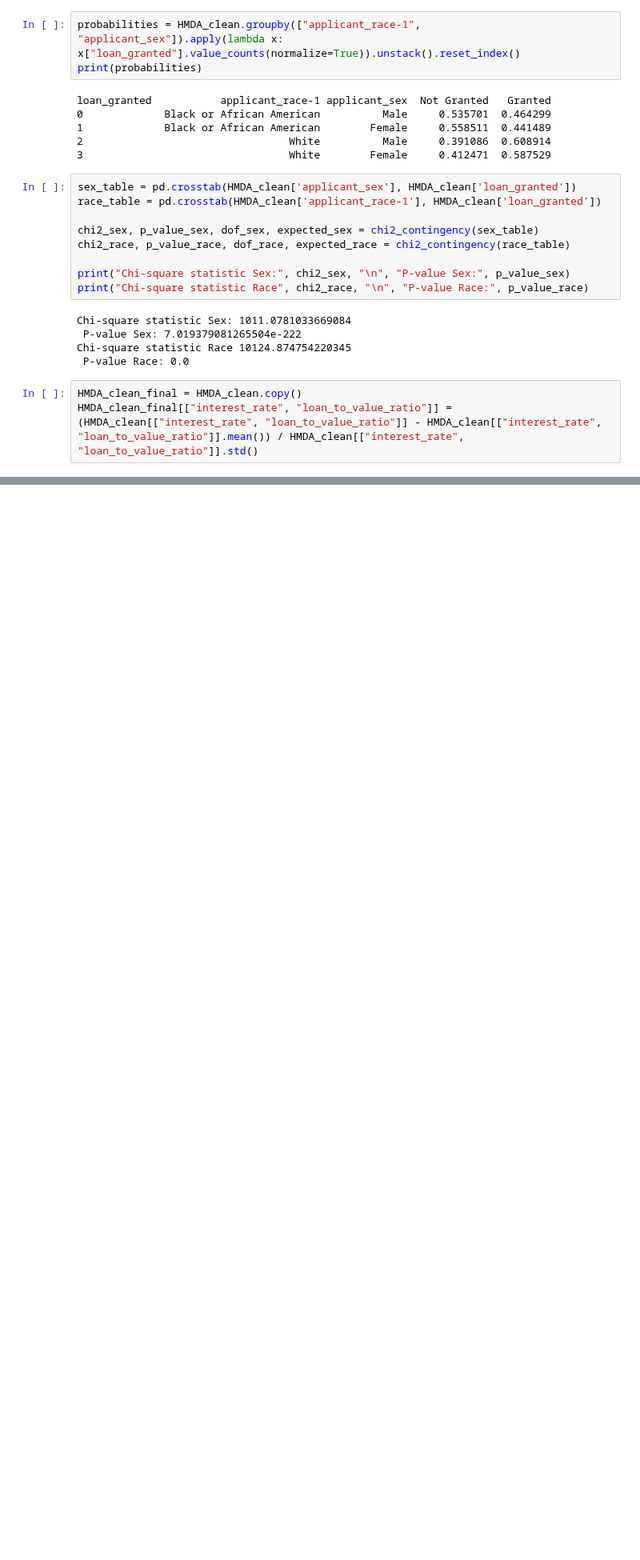
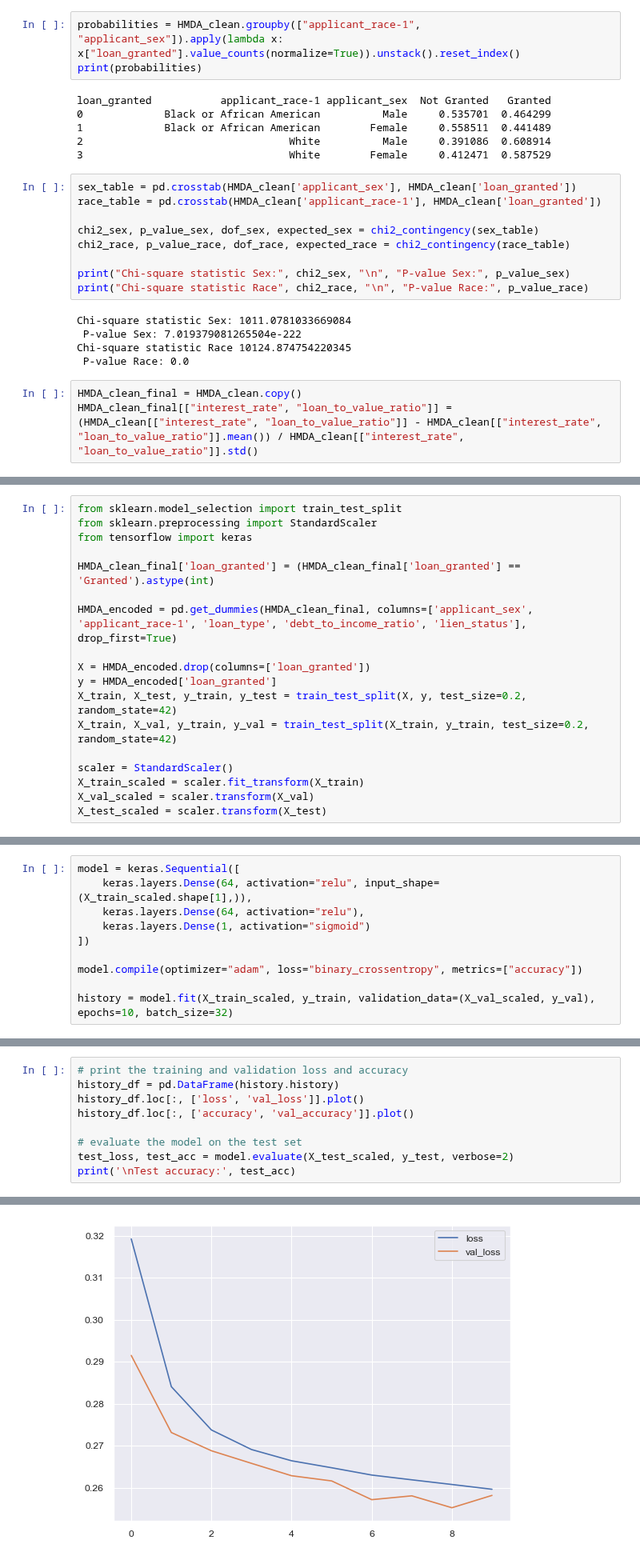
Before and after one commit to HaukeSchwarz/Thesis, a Jupyter notebook: notebooks/Main_Data_Analysis_Pipeline_V2.ipynb, the cells around one changed output, grey strips where cells are left out. Shown at 80% size. Drawn from its saved outputs; the diff is of its cells as text; blank space fills up the shorter version.

```diff
--- a/notebooks/Main_Data_Analysis_Pipeline_V2.ipynb
+++ b/notebooks/Main_Data_Analysis_Pipeline_V2.ipynb
@@ -278,0 +258,18 @@ Name: loan_to_value_ratio, dtype: float64
+# %%
+from sklearn.model_selection import train_test_split
+from sklearn.preprocessing import StandardScaler
+from tensorflow import keras
+
+HMDA_clean_final['loan_granted'] = (HMDA_clean_final['loan_granted'] == 'Granted').astype(int)
+
+HMDA_encoded = pd.get_dummies(HMDA_clean_final, columns=['applicant_sex', 'applicant_race-1', 'loan_type', 'debt_to_income_ratio', 'lien_status'], drop_first=True)
+
+X = HMDA_encoded.drop(columns=['loan_granted'])
+y = HMDA_encoded['loan_granted']
+X_train, X_test, y_train, y_test = train_test_split(X, y, test_size=0.2, random_state=42)
+X_train, X_val, y_train, y_val = train_test_split(X_train, y_train, test_size=0.2, random_state=42)
+
+scaler = StandardScaler()
+X_train_scaled = scaler.fit_transform(X_train)
+X_val_scaled = scaler.transform(X_val)
+X_test_scaled = scaler.transform(X_test)
@@ -278,0 +296,10 @@ Name: loan_to_value_ratio, dtype: float64
+# %%
+model = keras.Sequential([
+    keras.layers.Dense(64, activation="relu", input_shape=(X_train_scaled.shape[1],)),
+    keras.layers.Dense(64, activation="relu"),
+    keras.layers.Dense(1, activation="sigmoid")
+])
+
+model.compile(optimizer="adam", loss="binary_crossentropy", metrics=["accuracy"])
+
+history = model.fit(X_train_scaled, y_train, validation_data=(X_val_scaled, y_val), epochs=10, batch_size=32)
@@ -278,0 +327,10 @@ Name: loan_to_value_ratio, dtype: float64
+# %%
+# print the training and validation loss and accuracy
+history_df = pd.DataFrame(history.history)
+history_df.loc[:, ['loss', 'val_loss']].plot()
+history_df.loc[:, ['accuracy', 'val_accuracy']].plot()
+
+# evaluate the model on the test set
+test_loss, test_acc = model.evaluate(X_test_scaled, y_test, verbose=2)
+print('\nTest accuracy:', test_acc)
+# %% [output]
@@ -278,0 +340 @@ Name: loan_to_value_ratio, dtype: float64
+[figure, added]
```
Also changed, not shown: parts of 4 cells of this notebook.
